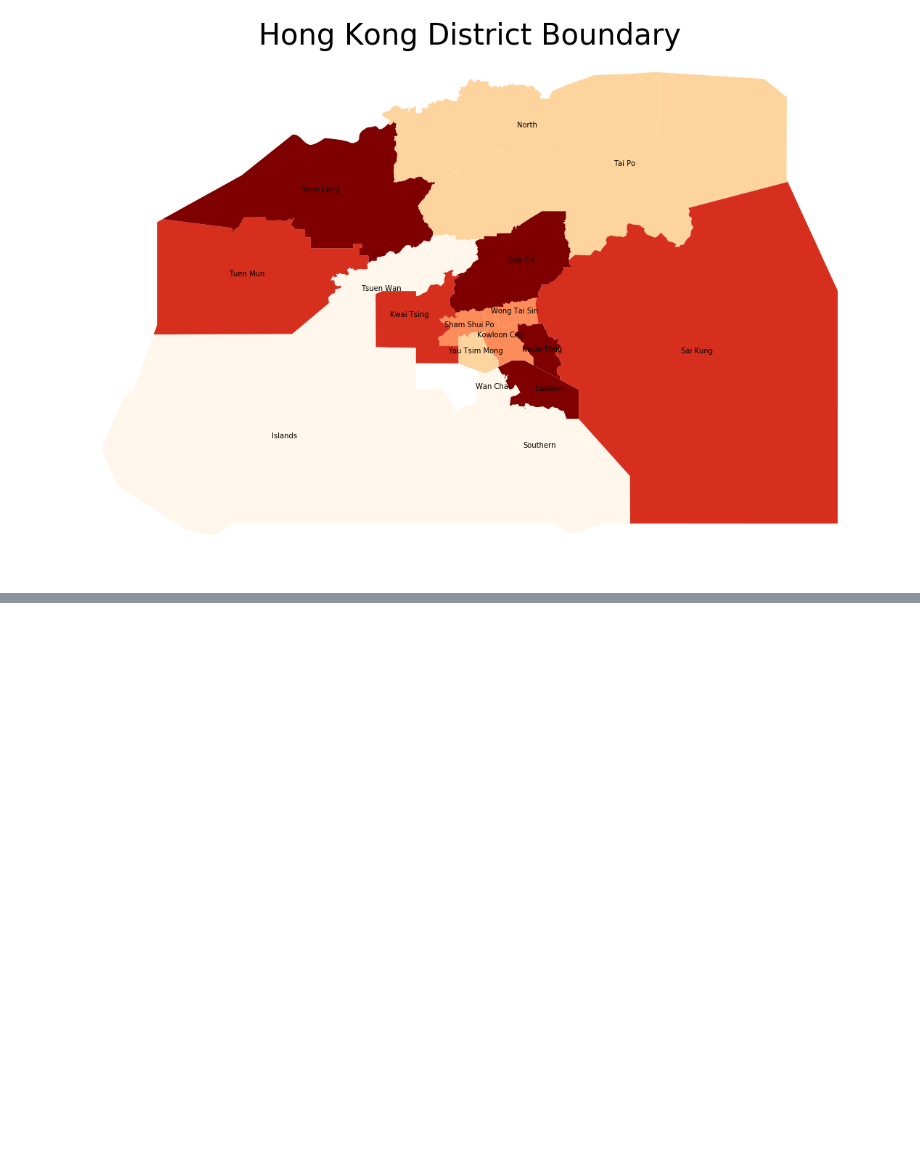
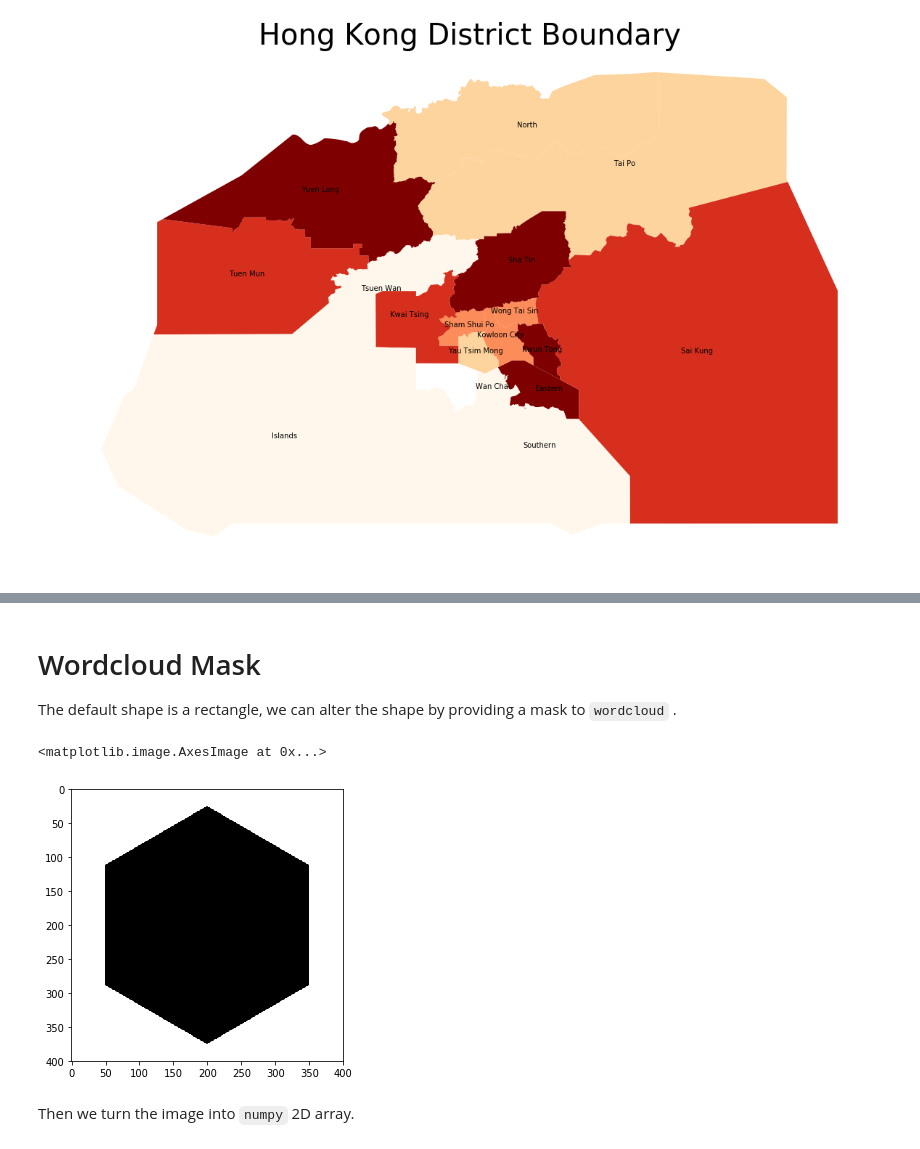
Before and after one commit to KFCMike/python-for-hkpug, a Jupyter notebook: Data Visualization.ipynb, the cells around one changed output, grey strips where cells are left out. Cells and saved outputs as stored; diff of their text form; code cells hidden in the pictures; blank space fills up the shorter version.

```diff
--- a/Data Visualization.ipynb
+++ b/Data Visualization.ipynb
@@ -138,0 +165,13 @@ For example, this is the word cloud of Wikimedia-l generated by IBM word cloud g
+# %% [markdown]
+#  Wordcloud Mask
+The default shape is a rectangle, we can alter the shape by providing a mask to `wordcloud` .
+# %%
+from PIL import Image
+import numpy as np
+mask_image = Image.open("docs-mask3.png")
+plt.imshow(mask_image)
+# %% [output]
+<matplotlib.image.AxesImage at 0x...>
+[figure, added]
+# %% [markdown]
+Then we turn the image into `numpy` 2D array.
```
Also changed, not shown: parts of 10 cells of this notebook, 2 other files.
